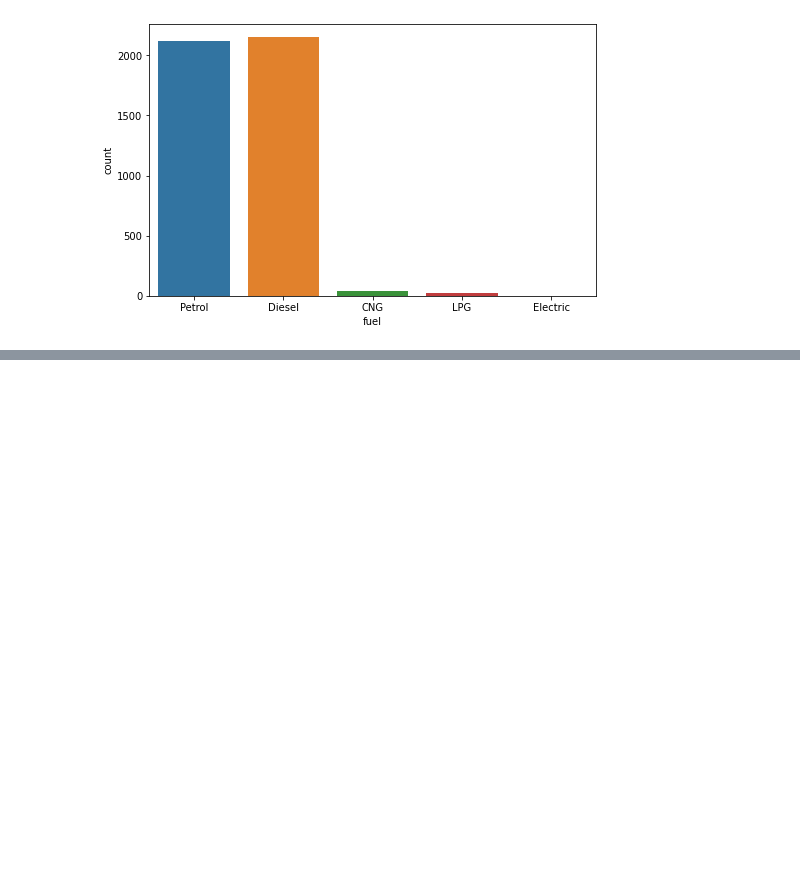
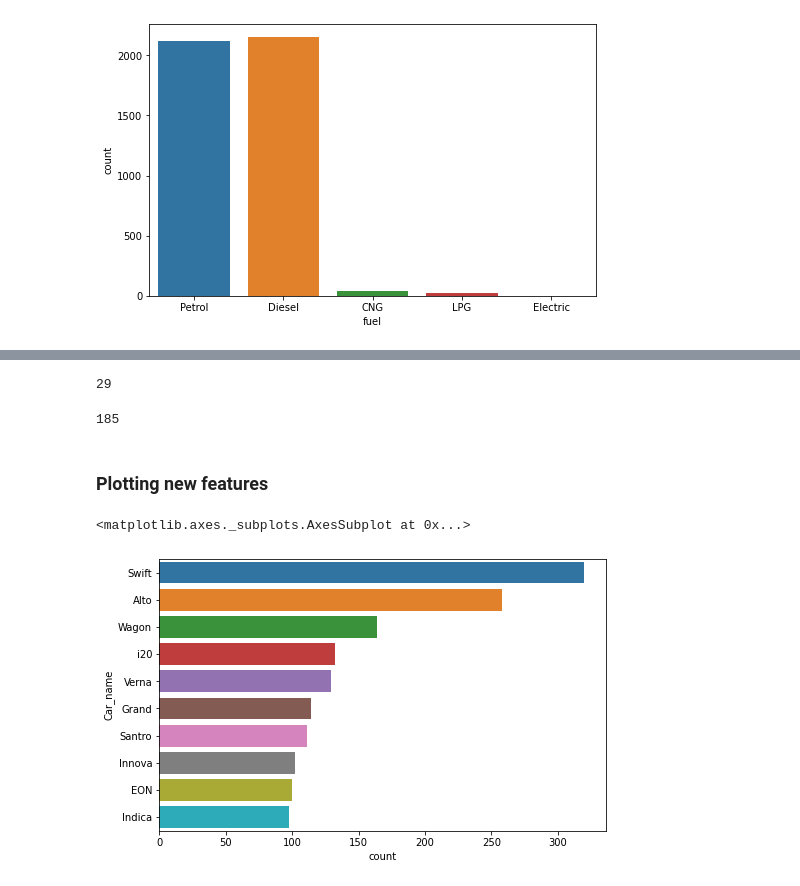
Before and after one commit to ghanalk1/Car-Price-Prediction-Car-Dekho-, a Jupyter notebook: Linear_Regression_(Car_Dekho).ipynb, the cells around one changed output, grey strips where cells are left out. Drawn from its saved outputs; the diff is of its cells as text; code cells hidden in the pictures; blank space fills up the shorter version.

```diff
--- a/Linear_Regression_(Car_Dekho).ipynb
+++ b/Linear_Regression_(Car_Dekho).ipynb
@@ -211,0 +213,25 @@ sns.countplot(data=auto, x='fuel')
+# %%
+# Extracting Manufacture name
+auto['Company'] = auto['name'].str.split(' ').str[0]
+# %%
+auto['Company'].nunique()
+# %% [output]
+29
+# %%
+# Extracting car name
+auto['Car_name'] = auto['name'].str.split(' ').str[1]
+# %%
+auto['Car_name'].nunique()
+# %% [output]
+185
+# %% [markdown]
+### Plotting new features
+# %%
+# most listed car
+plt.figure(figsize=[8,5])
+cars = auto.groupby('Car_name')['name'].count().reset_index()
+cars.columns = ['Car_name', 'count']
+sns.barplot(data=cars.sort_values(by='count', ascending=False)[:10], y='Car_name', x='count')
+# %% [output]
+<matplotlib.axes._subplots.AxesSubplot at 0x...>
+[figure, added]
```
Also changed, not shown: parts of 12 cells of this notebook.
